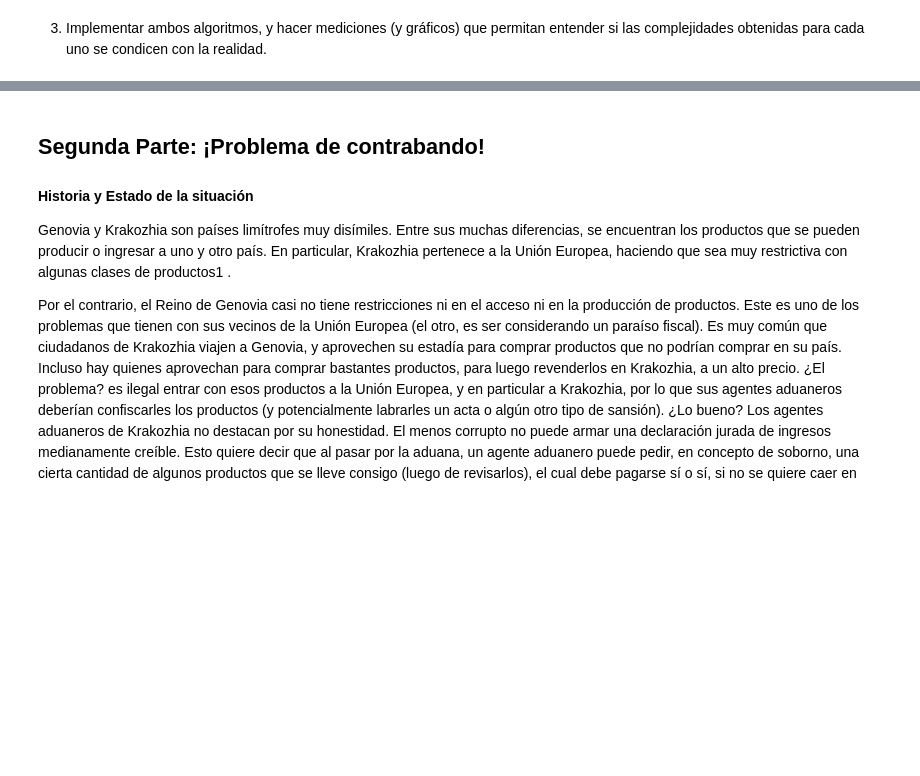
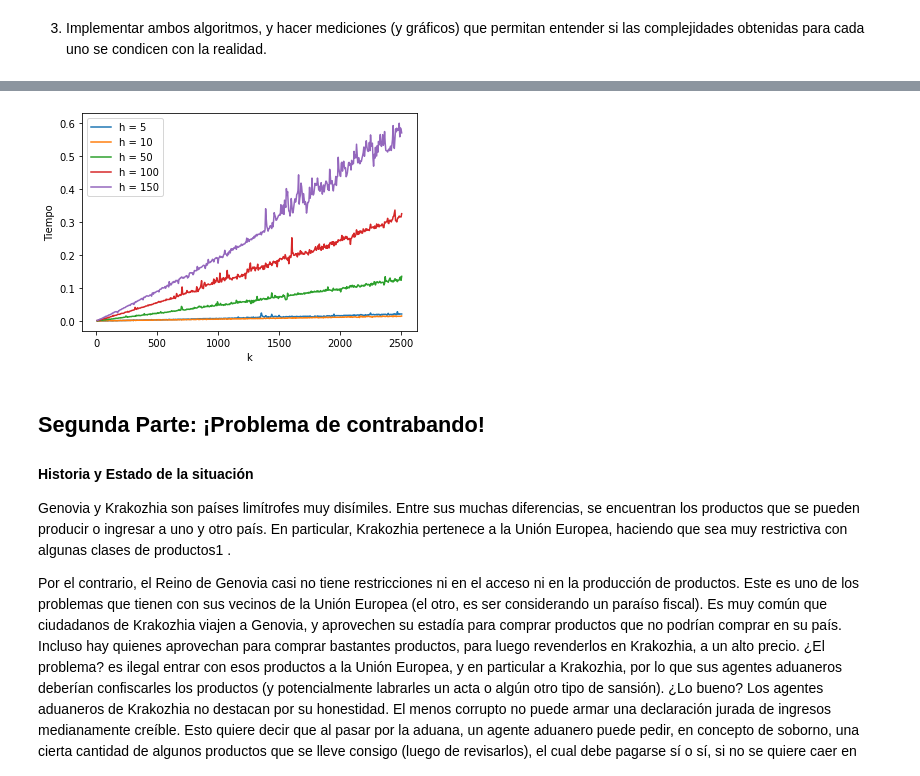
Before and after one commit to joaqogomez/75.29-TDA1, a Jupyter notebook: Tp1/Tda-TP1.ipynb, the cells around one changed output, grey strips where cells are left out. Saved outputs shown, nothing was run; the diff lists cells and outputs as text; code cells hidden in the pictures; blank space fills up the shorter version.

```diff
--- a/Tp1/Tda-TP1.ipynb
+++ b/Tp1/Tda-TP1.ipynb
@@ -291,3 +343,15 @@ Entonces verificamos las condiciones del Teorema Maestro para ver si se cumplen:
+# %%
+plt.plot(tiempos0.keys(), tiempos0.values(), label='h = 5')
+plt.plot(tiempos1.keys(), tiempos1.values(), label='h = 10')
+plt.plot(tiempos2.keys(), tiempos2.values(), label='h = 50')
+plt.plot(tiempos3.keys(), tiempos3.values(), label='h = 100')
+plt.plot(tiempos4.keys(), tiempos4.values(), label='h = 150')
+plt.xlabel('k')
+plt.ylabel('Tiempo')
+plt.legend()
+plt.show()
+# %% [output]
+[figure, added]
 # %% [markdown]
 ## Segunda Parte: ¡Problema de contrabando!
 #### Historia y Estado de la situación
```
Also changed, not shown: parts of 33 cells of this notebook, 1 other file.
